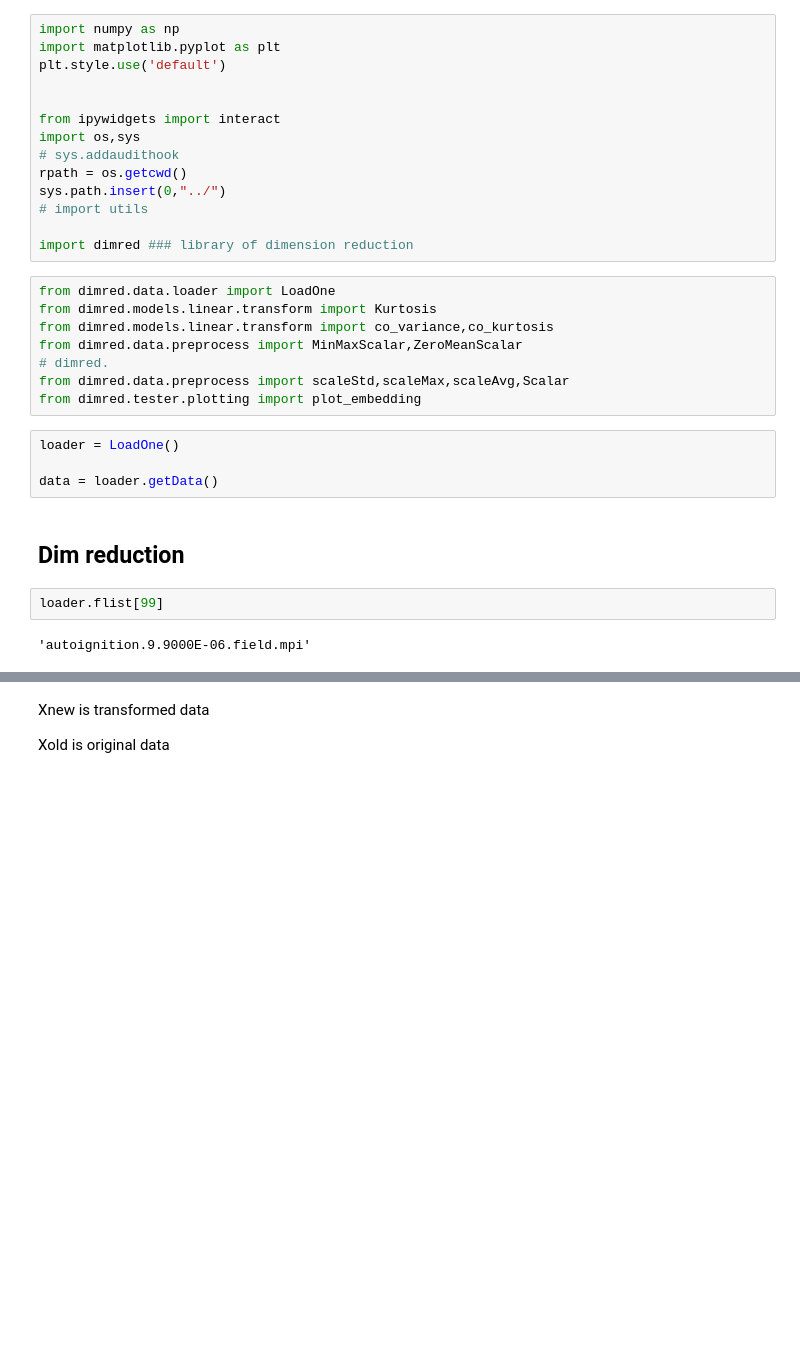
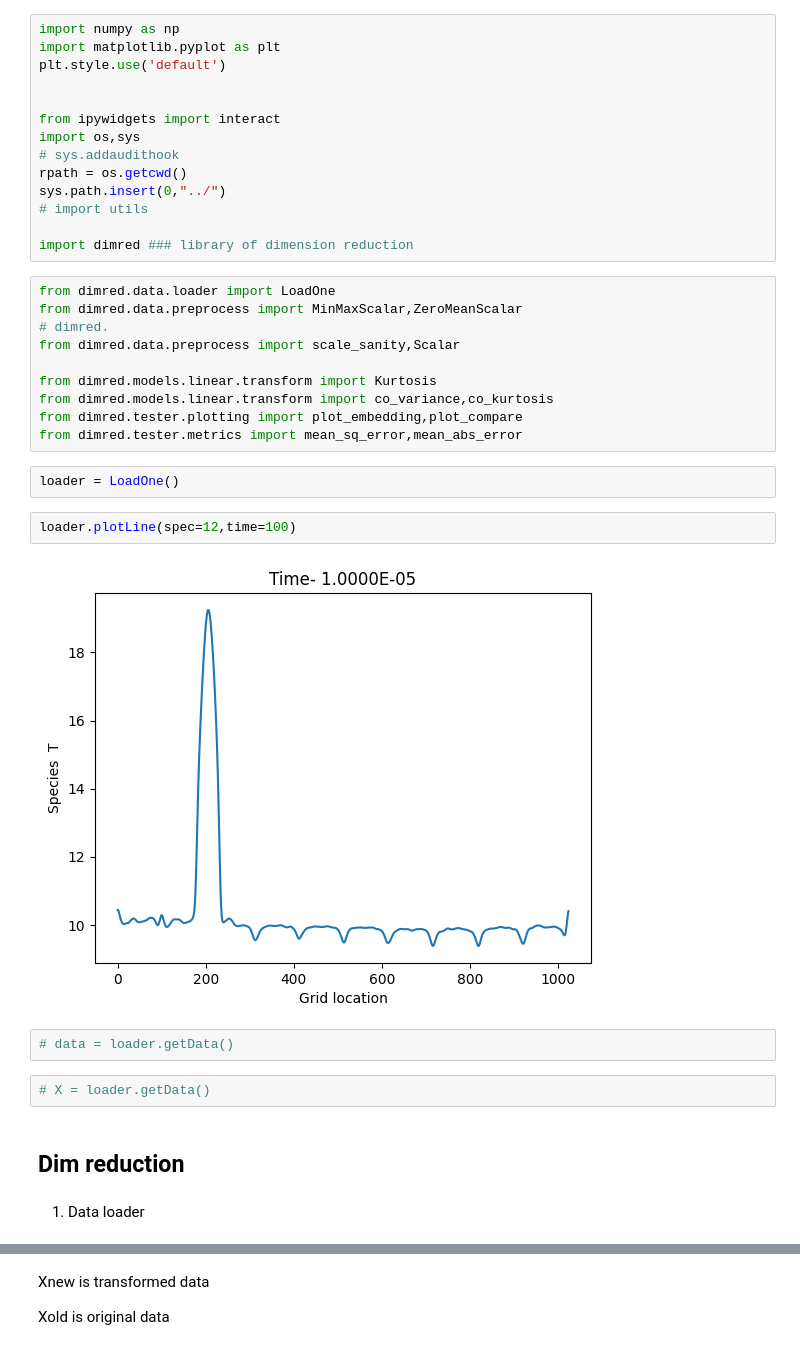
Before and after one commit to kulkarnisp/dim-red, a Jupyter notebook: examples/combust_data.ipynb, the cells around one changed output, grey strips where cells are left out. Saved outputs shown, nothing was run; the diff lists cells and outputs as text; blank space fills up the shorter version.

Commit message:
redo scalar and clean up

```diff
--- a/examples/combust_data.ipynb
+++ b/examples/combust_data.ipynb
@@ -14,19 +14,25 @@ sys.path.insert(0,"../")
 import dimred ### library of dimension reduction
 # %%
 from dimred.data.loader import LoadOne
+from dimred.data.preprocess import MinMaxScalar,ZeroMeanScalar
+# dimred.
+from dimred.data.preprocess import scale_sanity,Scalar
+
 from dimred.models.linear.transform import Kurtosis
 from dimred.models.linear.transform import co_variance,co_kurtosis
-from dimred.data.preprocess import MinMaxScalar,ZeroMeanScalar
-# dimred.
-from dimred.data.preprocess import scaleStd,scaleMax,scaleAvg,Scalar
-from dimred.tester.plotting import plot_embedding
+from dimred.tester.plotting import plot_embedding,plot_compare
+from dimred.tester.metrics import mean_sq_error,mean_abs_error
+# %%
+loader = LoadOne()
+# %%
+loader.plotLine(spec=12,time=100)
+# %% [output]
+[figure, added]
 # %%
-loader = LoadOne()
-
-data = loader.getData()
+# data = loader.getData()
+# %%
+# X = loader.getData()
 # %% [markdown]
 ## Dim reduction
-# %%
-loader.flist[99]
-# %% [output]
-'autoignition.9.9000E-06.field.mpi'
+# %% [markdown]
+1. Data loader
```
Also changed, not shown: parts of 17 cells of this notebook, 4 other files.
